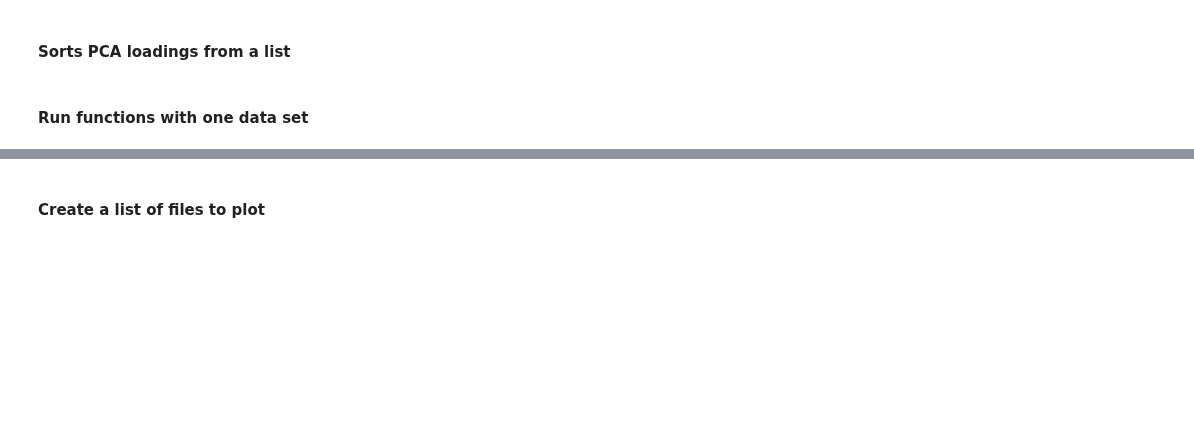
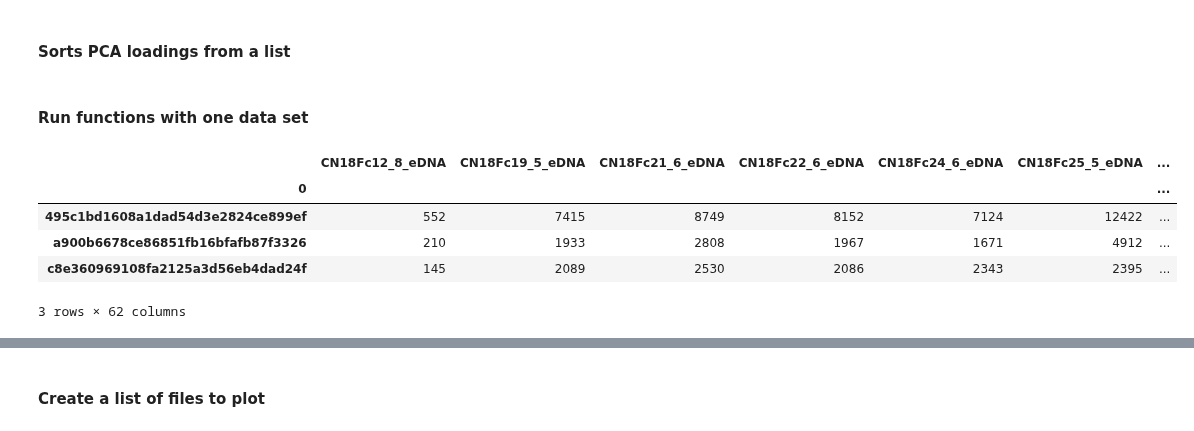
Before and after one commit to nvpatin/MAMBO, a Jupyter notebook: Data_modeling_PCA_GPU_v3.ipynb, the cells around one changed output, grey strips where cells are left out. Saved outputs shown, nothing was run; the diff lists cells and outputs as text; code cells hidden in the pictures; blank space fills up the shorter version.

```diff
--- a/Data_modeling_PCA_GPU_v3.ipynb
+++ b/Data_modeling_PCA_GPU_v3.ipynb
@@ -107,0 +112,9 @@ asvs1 = cudf.read_csv(file1, index_col=0, sep="\t").transpose()
+# %%
+asvs1.head(3)
+# %% [output]
+|  | CN18Fc12_8_eDNA | CN18Fc19_5_eDNA | CN18Fc21_6_eDNA | CN18Fc22_6_eDNA | CN18Fc24_6_eDNA | CN18Fc25_5_eDNA | ... |
+| 0 |  |  |  |  |  |  | ... |
+| 495c1bd1608a1dad54d3e2824ce899ef | 552 | 7415 | 8749 | 8152 | 7124 | 12422 | ... |
+| a900b6678ce86851fb16bfafb87f3326 | 210 | 1933 | 2808 | 1967 | 1671 | 4912 | ... |
+| c8e360969108fa2125a3d56eb4dad24f | 145 | 2089 | 2530 | 2086 | 2343 | 2395 | ... |
+3 rows × 62 columns
```
Also changed, not shown: parts of 7 cells of this notebook.
